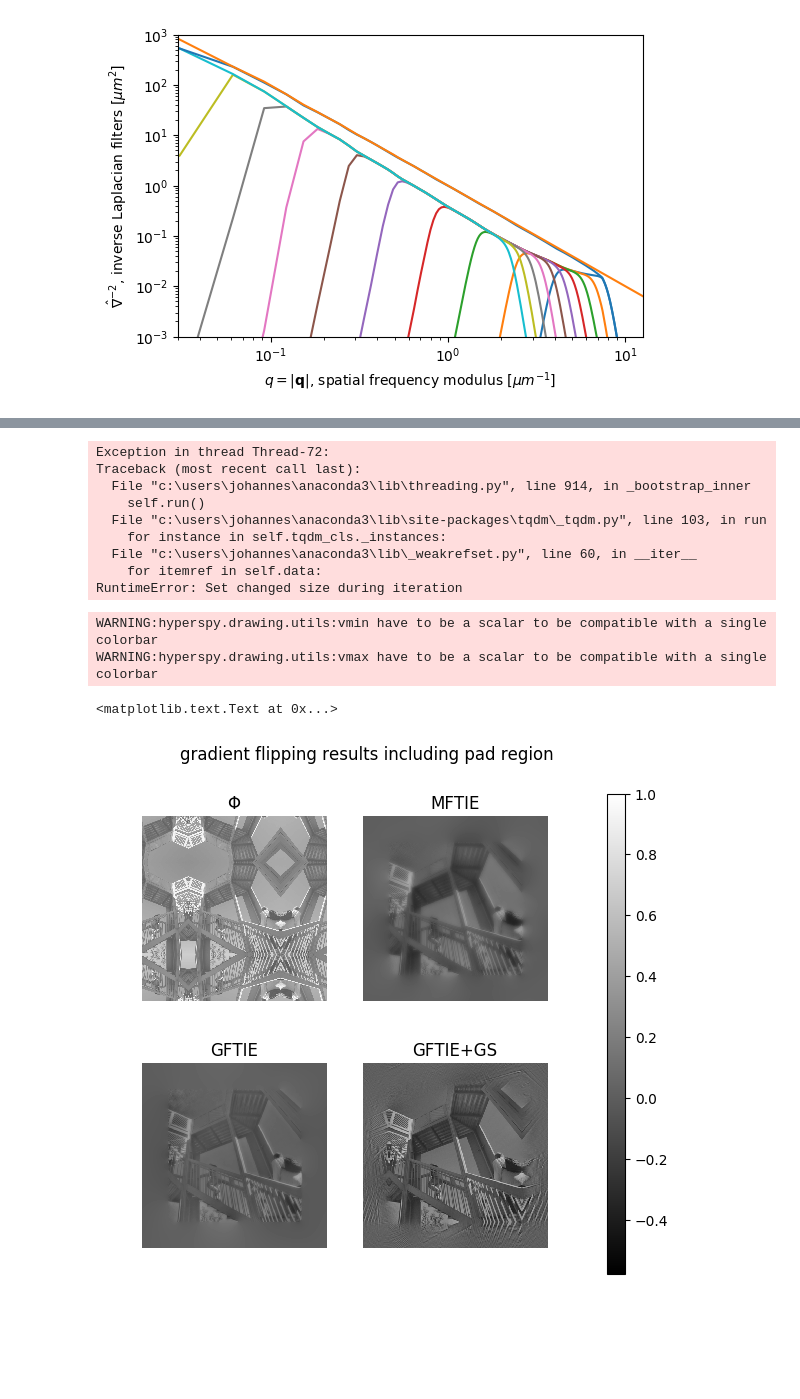
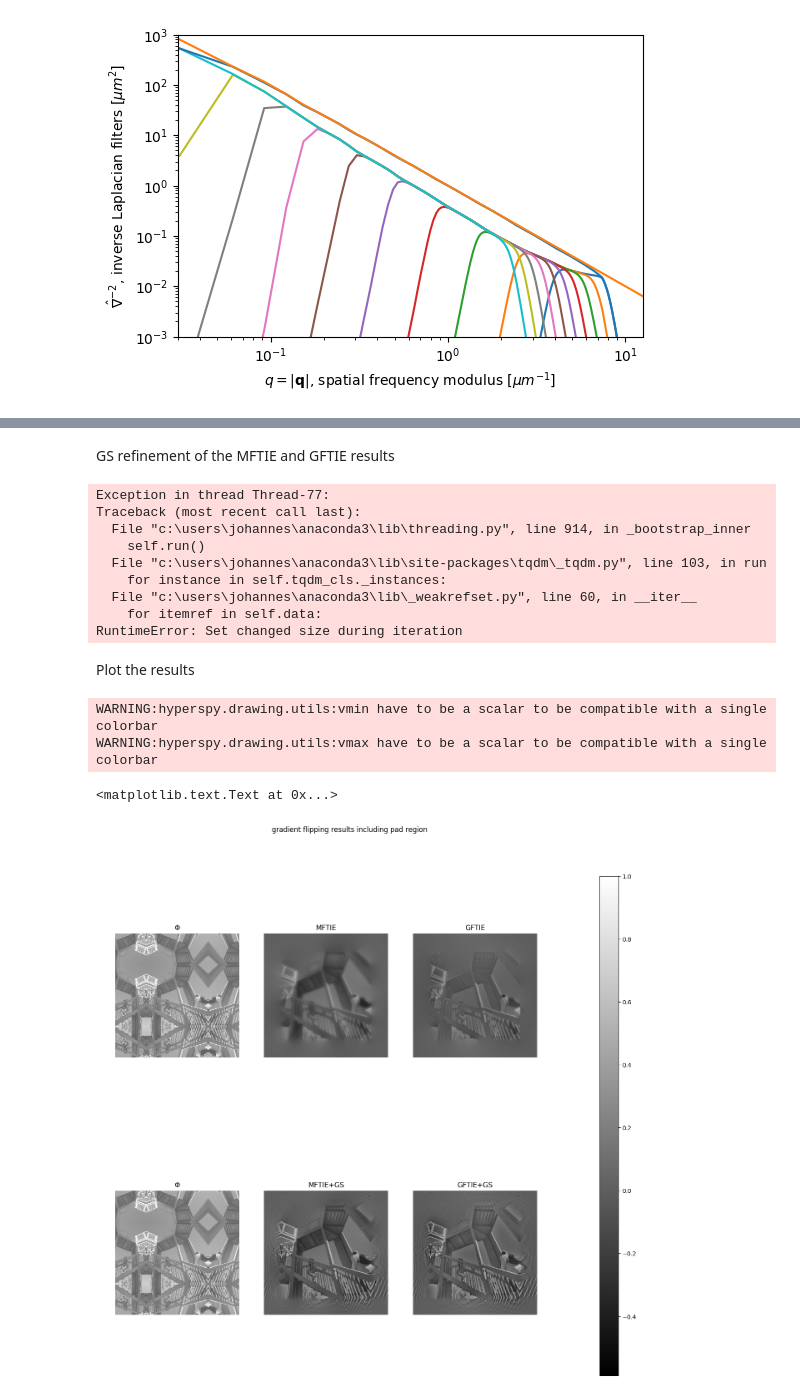
Before and after one commit to AEljarrat/inline_holo, a Jupyter notebook: Simulated_dataset.ipynb, the cells around one changed output, grey strips where cells are left out. Cells and saved outputs as stored; diff of their text form; code cells hidden in the pictures; blank space fills up the shorter version.

```diff
--- a/Simulated_dataset.ipynb
+++ b/Simulated_dataset.ipynb
@@ -592,12 +600,12 @@ Npad = 100
 fs_gftie = fsn.unset_padding()
 fs_gftie = fs_gftie.set_padding(((Npad, Npad), (Npad, Npad)), 'constant', constant_values=fs_gftie.data.mean())
 
-# Better to generate phase result anew
+# Generate initial phase result
 sim_gftie = do_mftie(fs_gftie, SNR, lothres, hithres, Nbutter=10)
 ph_gftie = sim_gftie['Phi']
 
 # Do GFTIE
-D = GFTIE(fs_gftie, ph_gftie, 20, 10)
+D = GFTIE(fs_gftie, ph_gftie, 20, 5)
 mftie = MFTIE(fs_gftie, True, 1e5, 0.25, alpha, SNR, True)
 mftie.set_dzI(D)
 ph_flip = mftie(False)
@@ -624,3 +632,5 @@ Chi2 = 0.00017101907880487052; dChi2 = 0.0005966143124130192
+# %% [markdown]
+GS refinement of the MFTIE and GFTIE results
 # %%
 # Get in-focus Amplitude
 Nm  = get_middle(fs_gftie)
@@ -628,15 +638,19 @@ amp = fs_gftie.inav[Nm]
 
 # Get init-waves
 wave_gf = sim_gftie['Phi'].deepcopy()
-wave_gf.data = np.sqrt(amp.data) * np.exp(1j*sim_gftie['Phi'].data)
+wave_gf.data = np.sqrt(amp.data) * np.exp(1j*ph_flip.data)
+
+wave_mf = sim_gftie['Phi'].deepcopy()
+wave_mf.data = np.sqrt(amp.data) * np.exp(1j*sim_gftie['Phi'].data)
 
 # Get CTF
 ctf = amp.get_contrast_transfer(zdef)
 
 # Do GSref !!
 sim_gf_gs = do_gsref(fs_gftie, wave_gf, ctf, Niters)
+sim_mf_gs = do_gsref(fs_gftie, wave_mf, ctf, Niters)
 # %% [output]
-Exception in thread Thread-72:
+Exception in thread Thread-77:
 Traceback (most recent call last):
   File "c:\users\johannes\anaconda3\lib\threading.py", line 914, in _bootstrap_inner
     self.run()
@@ -645,15 +659,21 @@ Traceback (most recent call last):
   File "c:\users\johannes\anaconda3\lib\_weakrefset.py", line 60, in __iter__
     for itemref in self.data:
 RuntimeError: Set changed size during iteration
+# %% [markdown]
+Plot the results
+# %%
+plt_list = [phase_org, ph_gftie, ph_flip,
+            phase_org, sim_mf_gs['Phi'], sim_gf_gs['Phi']]
+lbl_list = [r'$\Phi$', 'MFTIE', 'GFTIE',
+            r'$\Phi$', 'MFTIE+GS', 'GFTIE+GS']
 # %%
-hs.plot.plot_images([phase_org, ph_gftie,
-                     ph_flip, sim_gf_gs['Phi']],
-                    label=[r'$\Phi$', 'MFTIE', 'GFTIE', 'GFTIE+GS'],
-                    per_row=2, axes_decor='off', colorbar='single')
+f = plt.figure(figsize=(15., 15.))
+hs.plot.plot_images(plt_list, label=lbl_list,
+                    per_row=3, axes_decor='off', colorbar='single', fig=f)
 plt.suptitle('gradient flipping results including pad region')
 # %% [output]
 WARNING:hyperspy.drawing.utils:vmin have to be a scalar to be compatible with a single colorbar
 WARNING:hyperspy.drawing.utils:vmax have to be a scalar to be compatible with a single colorbar
 <matplotlib.text.Text at 0x...>
-[figure, old version]
+[figure, new version]
 # %%
```
Also changed, not shown: parts of 23 cells of this notebook.
